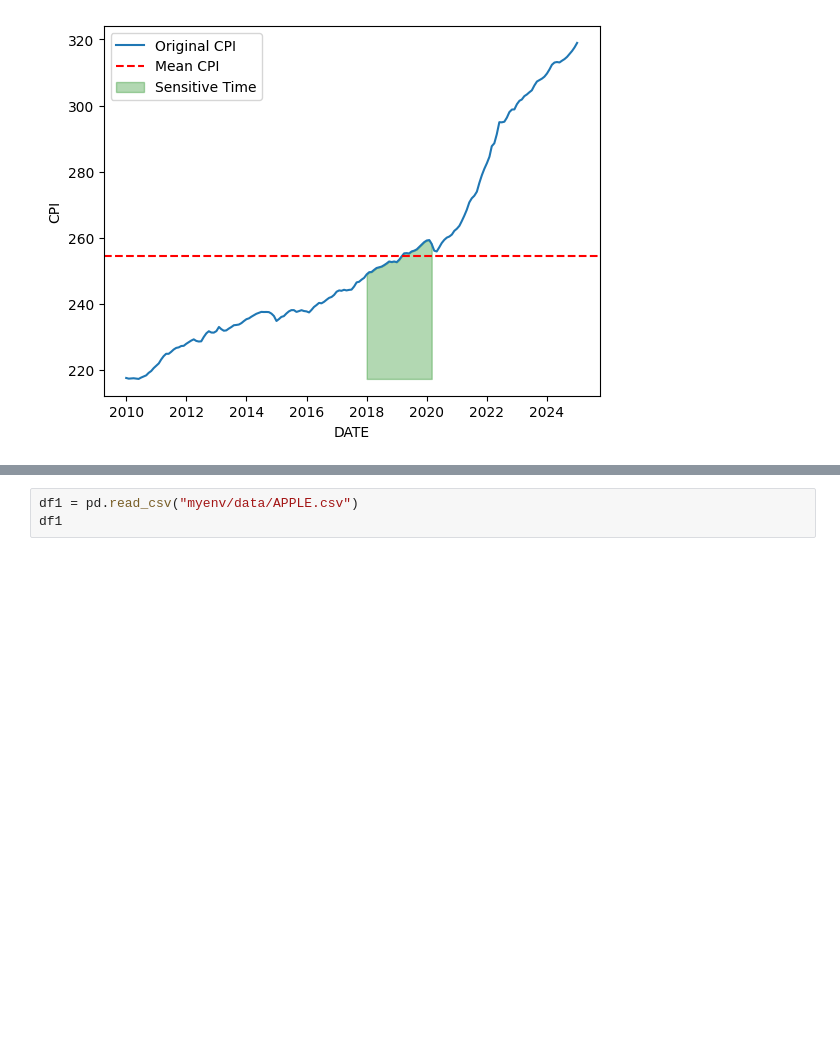
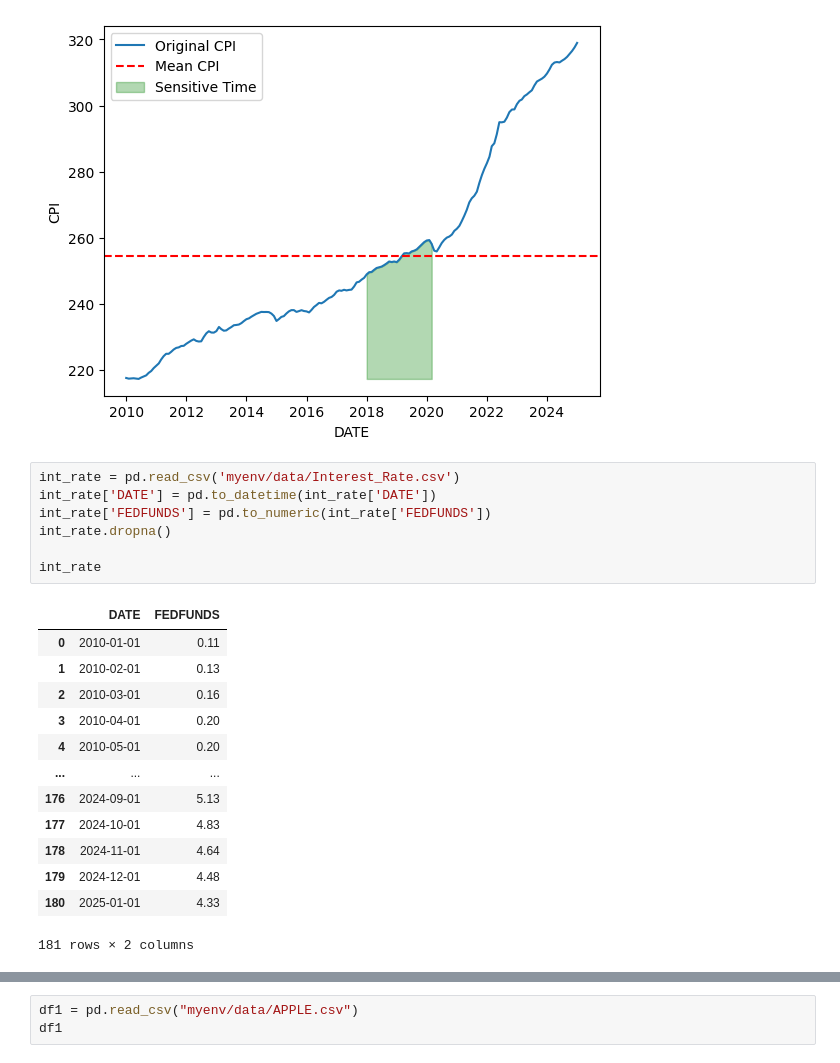
Before and after one commit to tanmaykumarchaki/AI-Driven-Market-Transformation-Analytics, a Jupyter notebook: data_import.ipynb, the cells around one changed output, grey strips where cells are left out. Saved outputs shown, nothing was run; the diff lists cells and outputs as text; blank space fills up the shorter version.

```diff
--- a/data_import.ipynb
+++ b/data_import.ipynb
@@ -72,3 +71,24 @@ plt.ylabel("CPI")
 plt.show()
 # %% [output]
 [figure]
+# %%
+int_rate = pd.read_csv('myenv/data/Interest_Rate.csv')
+int_rate['DATE'] = pd.to_datetime(int_rate['DATE'])
+int_rate['FEDFUNDS'] = pd.to_numeric(int_rate['FEDFUNDS'])
+int_rate.dropna()
+
+int_rate
+# %% [output]
+|  | DATE | FEDFUNDS |
+| 0 | 2010-01-01 | 0.11 |
+| 1 | 2010-02-01 | 0.13 |
+| 2 | 2010-03-01 | 0.16 |
+| 3 | 2010-04-01 | 0.20 |
+| 4 | 2010-05-01 | 0.20 |
+| ... | ... | ... |
+| 176 | 2024-09-01 | 5.13 |
+| 177 | 2024-10-01 | 4.83 |
+| 178 | 2024-11-01 | 4.64 |
+| 179 | 2024-12-01 | 4.48 |
+| 180 | 2025-01-01 | 4.33 |
+181 rows × 2 columns
```
Also changed, not shown: parts of 2 cells of this notebook.
